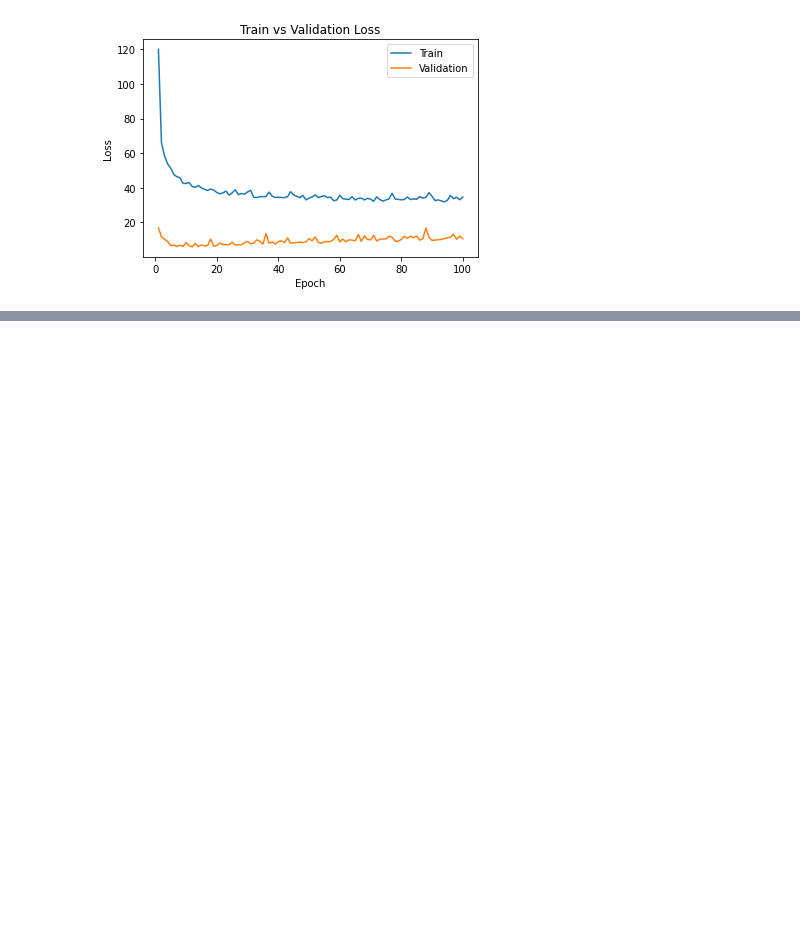
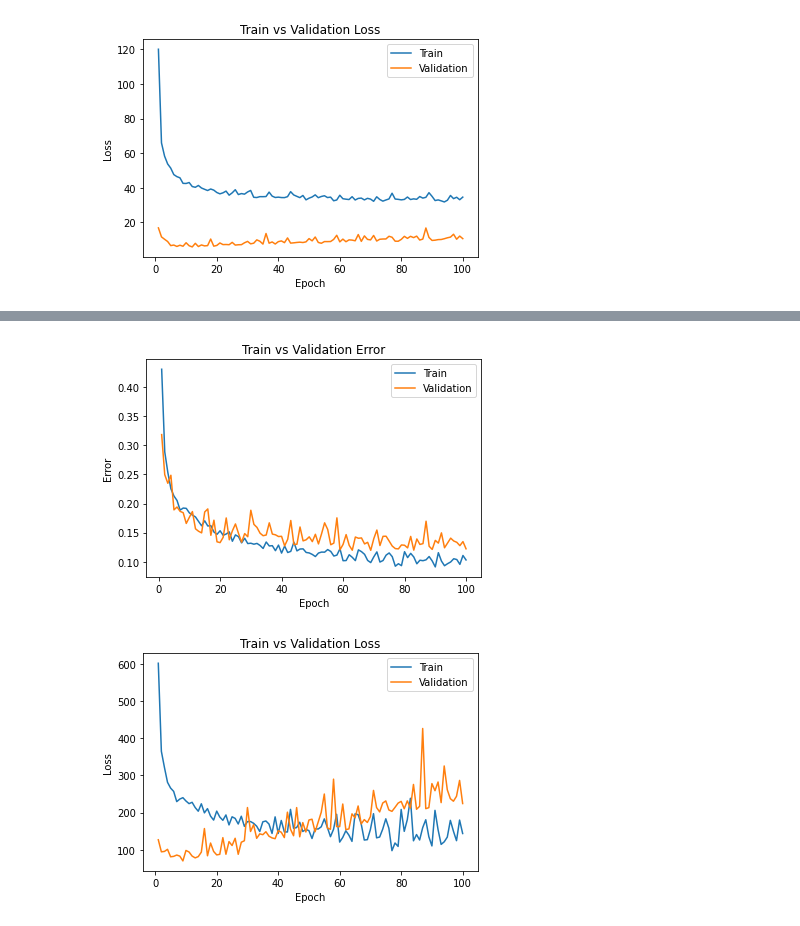
Before and after one commit to albogdan/aps360-project, a Jupyter notebook: FeatureKernelOnBerend.ipynb, the cells around one changed output, grey strips where cells are left out. Cells and saved outputs as stored; diff of their text form; code cells hidden in the pictures; blank space fills up the shorter version.

```diff
--- a/FeatureKernelOnBerend.ipynb
+++ b/FeatureKernelOnBerend.ipynb
@@ -594,0 +710,5 @@ plot_training_curve(get_model_name(tNetDp.name, 400, 0.0015, 99))
+# %%
+#Training with smaller batch size
+use_cuda = True
+tNetDp = TransferLearningNetDp5(0.1).cuda()
+transfer_train(tNetDp, batch_size=40, num_epochs=100, lr=0.0015)
@@ -594,0 +733,5 @@ plot_training_curve(get_model_name(tNetDp.name, 400, 0.0015, 99))
+# %%
+plot_training_curve(get_model_name(tNetDp.name, 40, 0.0015, 99))
+# %% [output]
+[figure, added]
+[figure, added]
```
Also changed, not shown: parts of 16 cells of this notebook.
